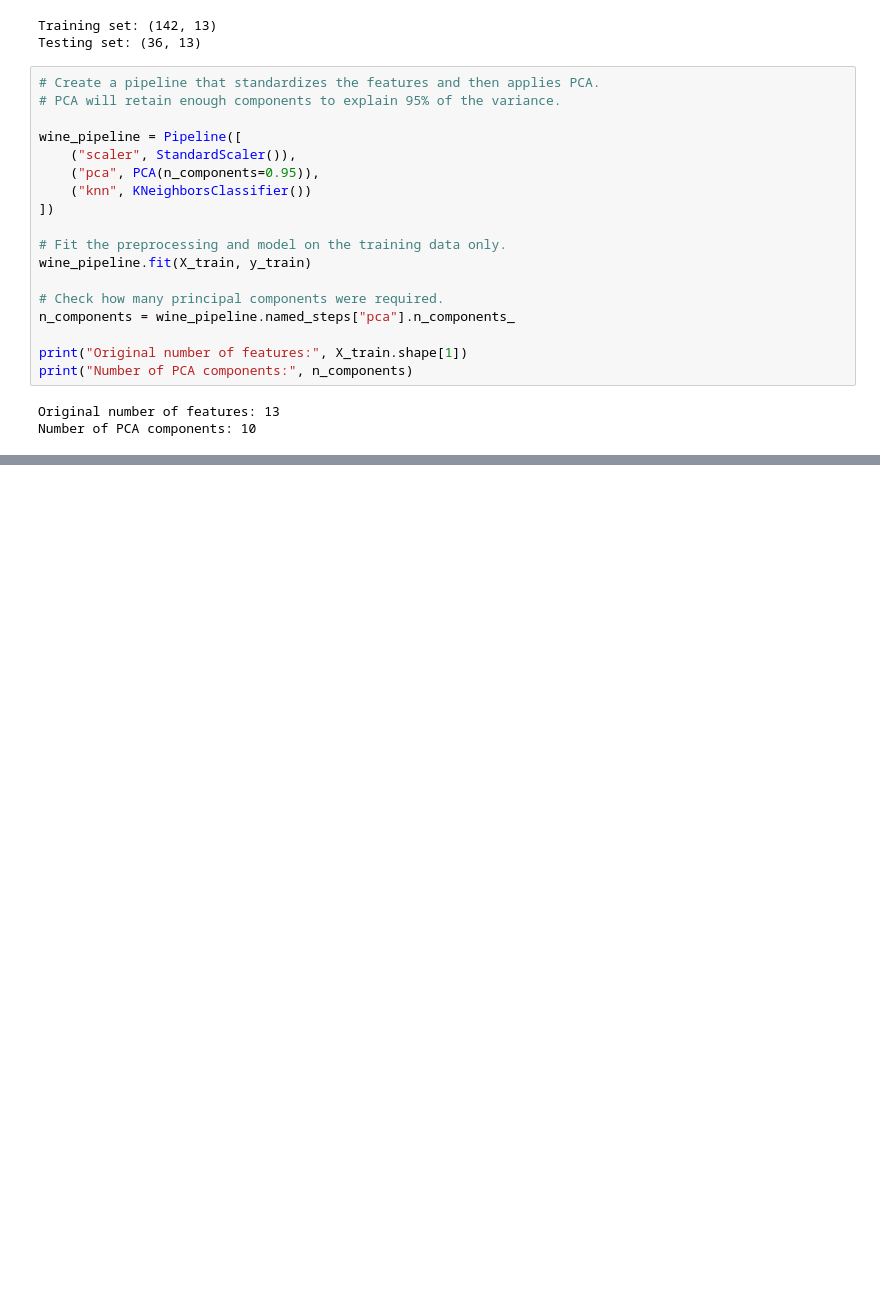
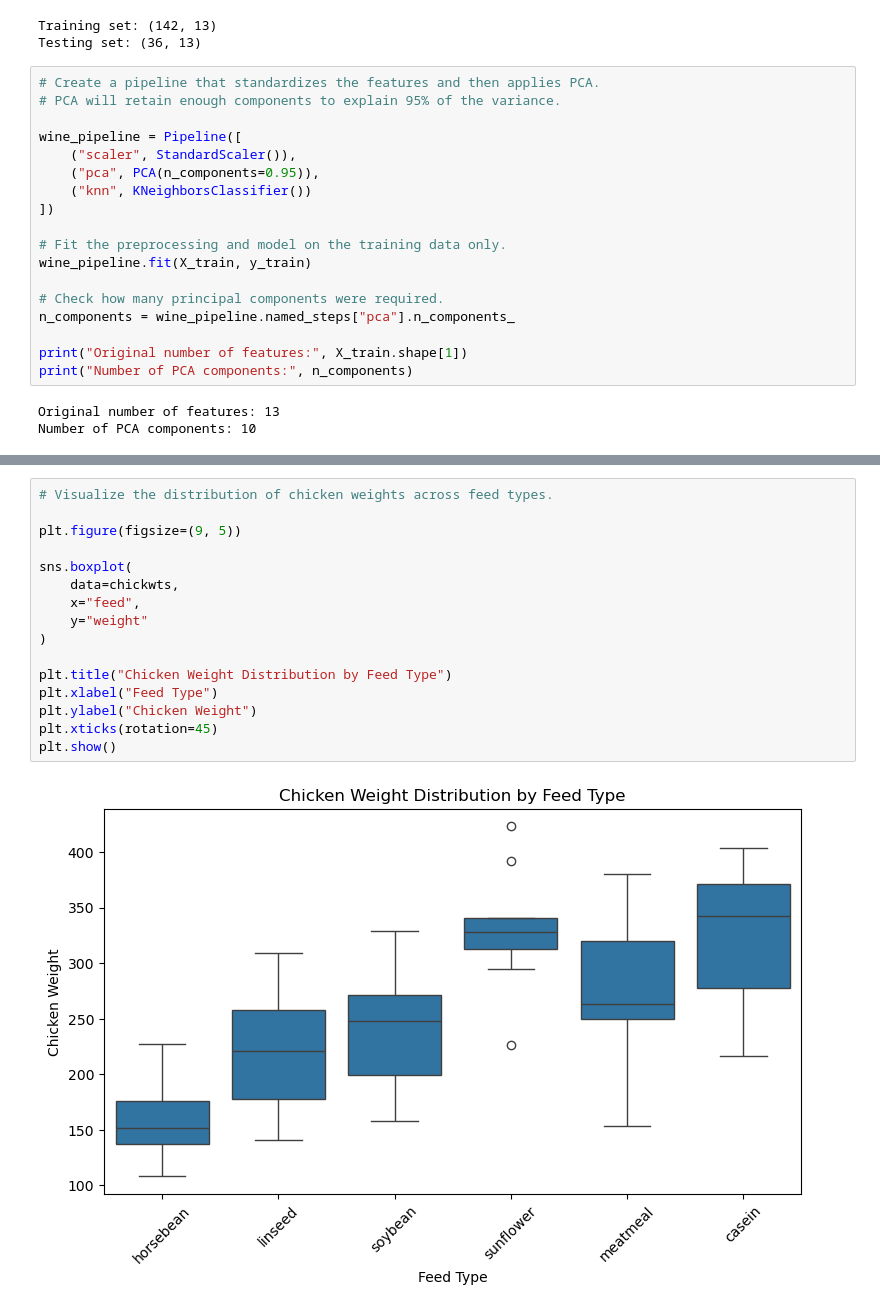
Before and after one commit to silviaogero/Datavine-machine-learning, a Jupyter notebook: Datavine.ipynb, the cells around one changed output, grey strips where cells are left out. Cells and saved outputs as stored; diff of their text form; blank space fills up the shorter version.

```diff
--- a/Datavine.ipynb
+++ b/Datavine.ipynb
@@ -358,0 +530,18 @@ Number of PCA components: 10
+# %%
+# Visualize the distribution of chicken weights across feed types.
+
+plt.figure(figsize=(9, 5))
+
+sns.boxplot(
+    data=chickwts,
+    x="feed",
+    y="weight"
+)
+
+plt.title("Chicken Weight Distribution by Feed Type")
+plt.xlabel("Feed Type")
+plt.ylabel("Chicken Weight")
+plt.xticks(rotation=45)
+plt.show()
+# %% [output]
+[figure, added]
```
Also changed, not shown: parts of 46 cells of this notebook, 1 other file.
